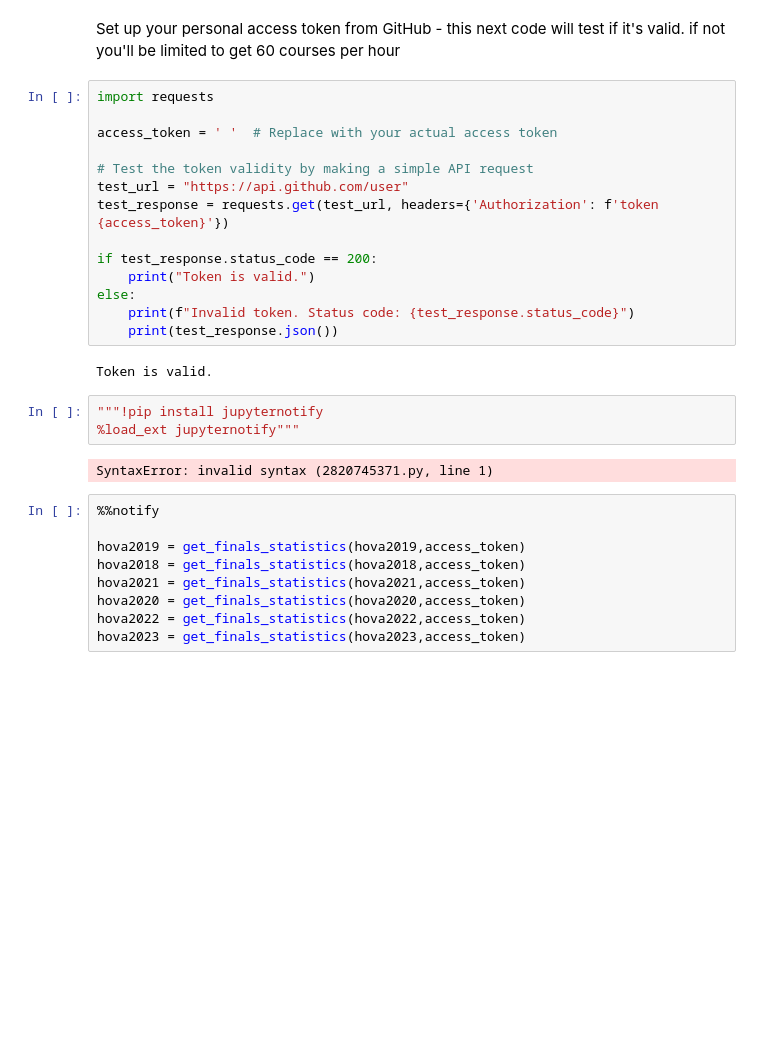
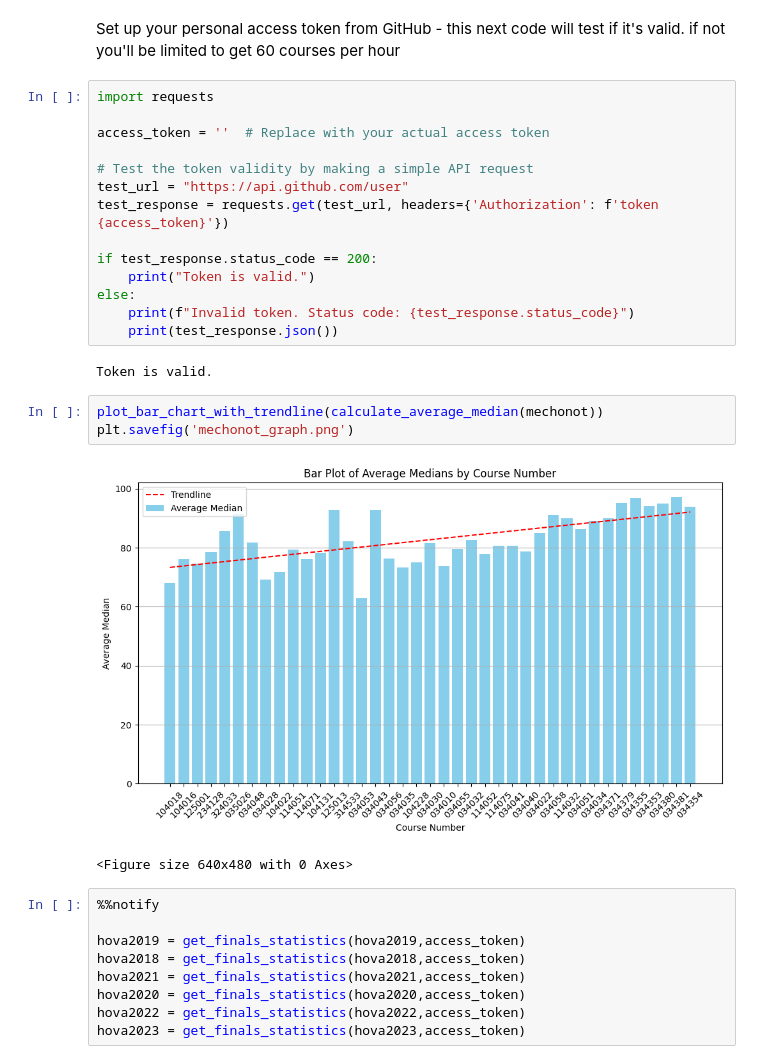
Before and after one commit to ranbenayoun/BestGrades, a Jupyter notebook: Best_grades_courses - Final.ipynb, the cells around one changed output. Saved outputs shown, nothing was run; the diff lists cells and outputs as text; blank space fills up the shorter version.

```diff
--- a/Best_grades_courses - Final.ipynb
+++ b/Best_grades_courses - Final.ipynb
@@ -314,7 +296,7 @@ Set up your personal access token from GitHub - this next code will test if it's
 # %%
 import requests
 
-access_token = ' '  # Replace with your actual access token
+access_token = ''  # Replace with your actual access token
 
 # Test the token validity by making a simple API request
 test_url = "https://api.github.com/user"
@@ -327,11 +309,12 @@ else:
     print(test_response.json())
 # %% [output]
 Token is valid.
-# %%
-"""!pip install jupyternotify
-%load_ext jupyternotify"""
-# %% [output]
-SyntaxError: invalid syntax (2820745371.py, line 1)
+# %%
+plot_bar_chart_with_trendline(calculate_average_median(mechonot))
+plt.savefig('mechonot_graph.png')
+# %% [output]
+[figure, added]
+<Figure size 640x480 with 0 Axes>
 # %%
 %%notify
 
```
Also changed, not shown: parts of 19 cells of this notebook, 26 other files.
